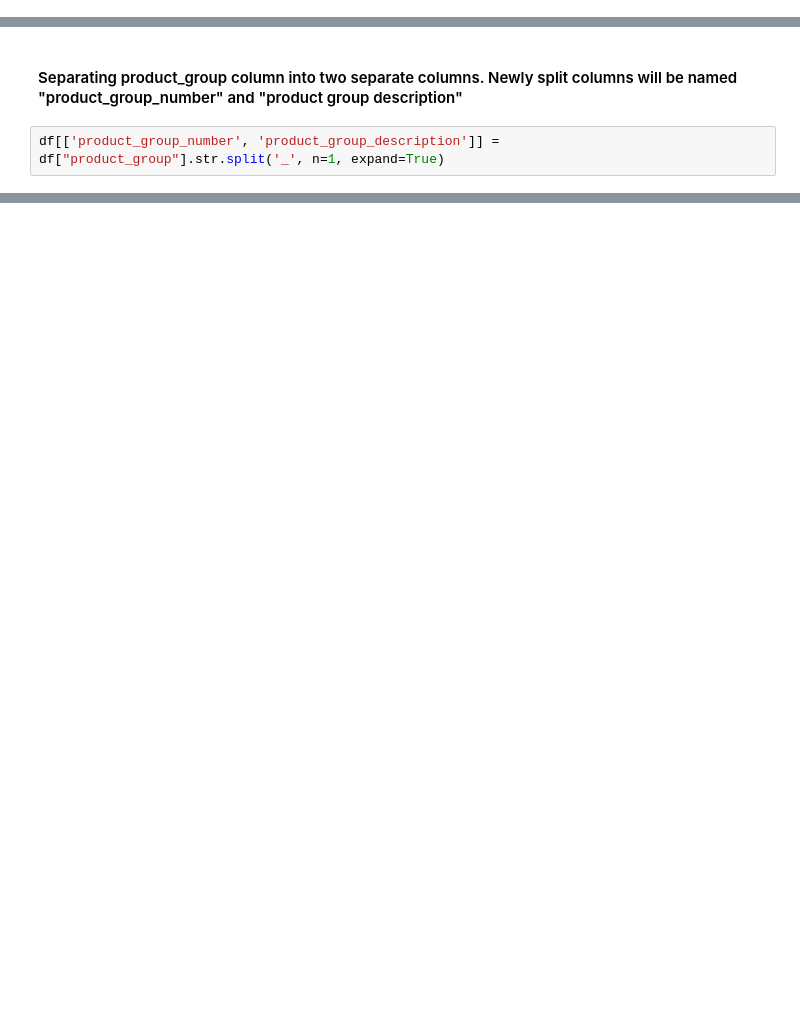
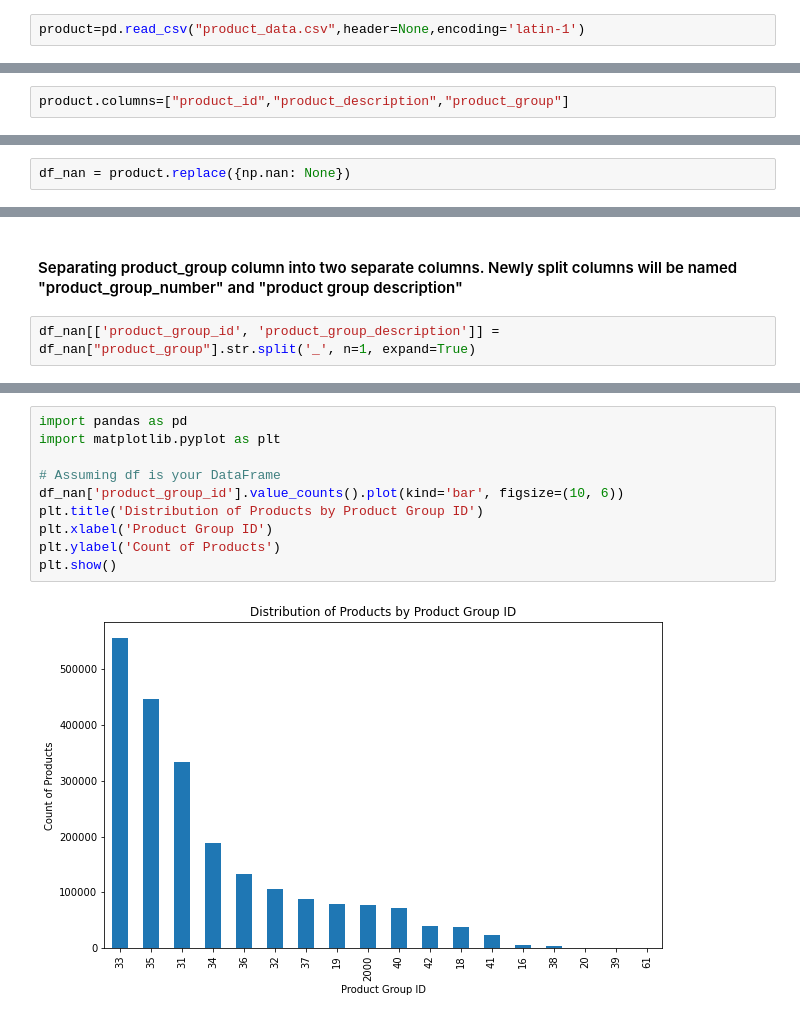
Before and after one commit to aleksandarkling/OBETAWarehousingAnalyticsProject, a Jupyter notebook: Step 1 - Preparing Data/product_data.ipynb, the cells around one changed output, grey strips where cells are left out. Cells and saved outputs as stored; diff of their text form; blank space fills up the shorter version.

```diff
--- a/Step 1 - Preparing Data/product_data.ipynb
+++ b/Step 1 - Preparing Data/product_data.ipynb
@@ -178,0 +31,2 @@ df.groupby(["product_group"]).count()
+# %%
+product=pd.read_csv("product_data.csv",header=None,encoding='latin-1')
@@ -178,0 +46,2 @@ df.groupby(["product_group"]).count()
+# %%
+product.columns=["product_id","product_description","product_group"]
@@ -178,0 +99,2 @@ df.groupby(["product_group"]).count()
+# %%
+df_nan = product.replace({np.nan: None})
@@ -179,4 +195,4 @@ df.groupby(["product_group"]).count()
 # %% [markdown]
 #### Separating product_group column into two separate columns. Newly split columns will be named "product_group_number" and "product group description"
 # %%
-df[['product_group_number', 'product_group_description']] = df["product_group"].str.split('_', n=1, expand=True)
+df_nan[['product_group_id', 'product_group_description']] = df_nan["product_group"].str.split('_', n=1, expand=True)
@@ -213,0 +231,12 @@ r
+# %%
+import pandas as pd
+import matplotlib.pyplot as plt
+
+# Assuming df is your DataFrame
+df_nan['product_group_id'].value_counts().plot(kind='bar', figsize=(10, 6))
+plt.title('Distribution of Products by Product Group ID')
+plt.xlabel('Product Group ID')
+plt.ylabel('Count of Products')
+plt.show()
+# %% [output]
+[figure, added]
```
Also changed, not shown: parts of 65 cells of this notebook.
